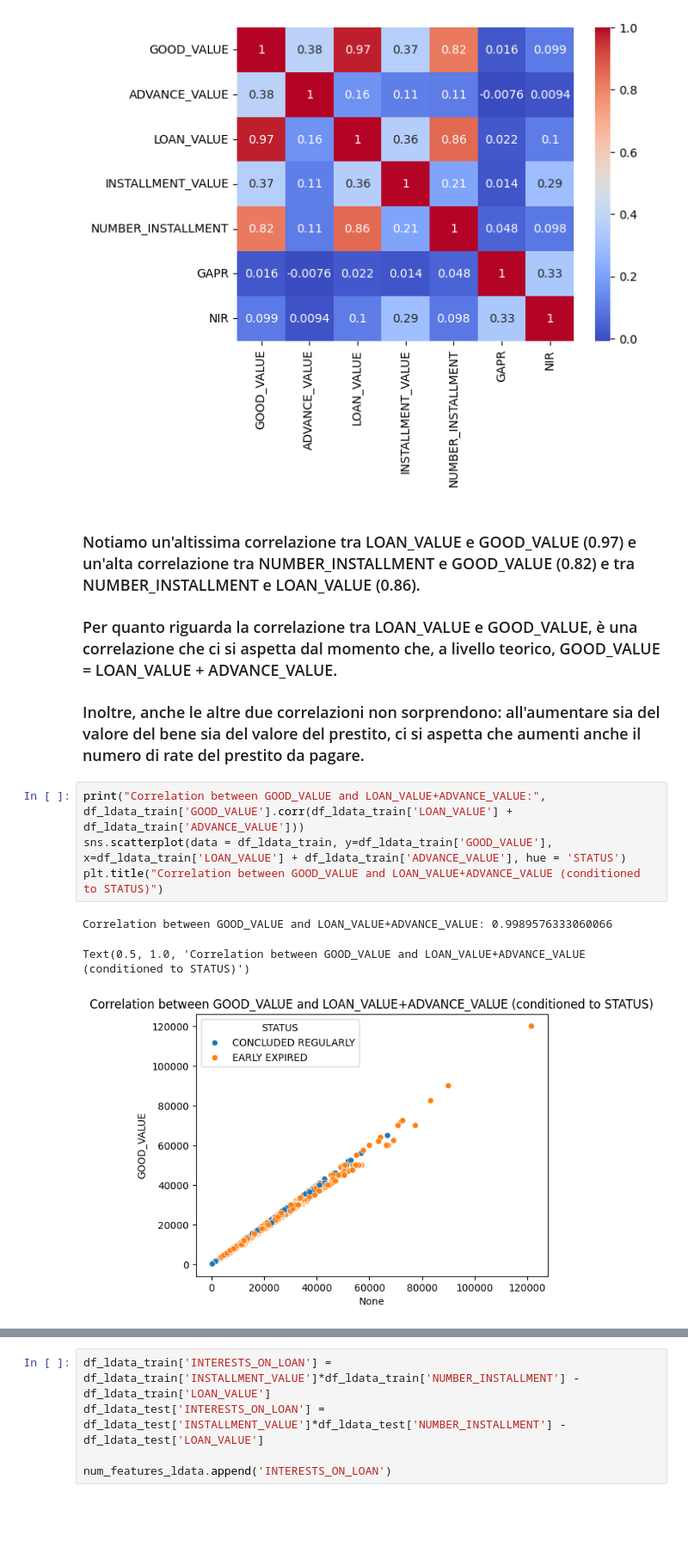
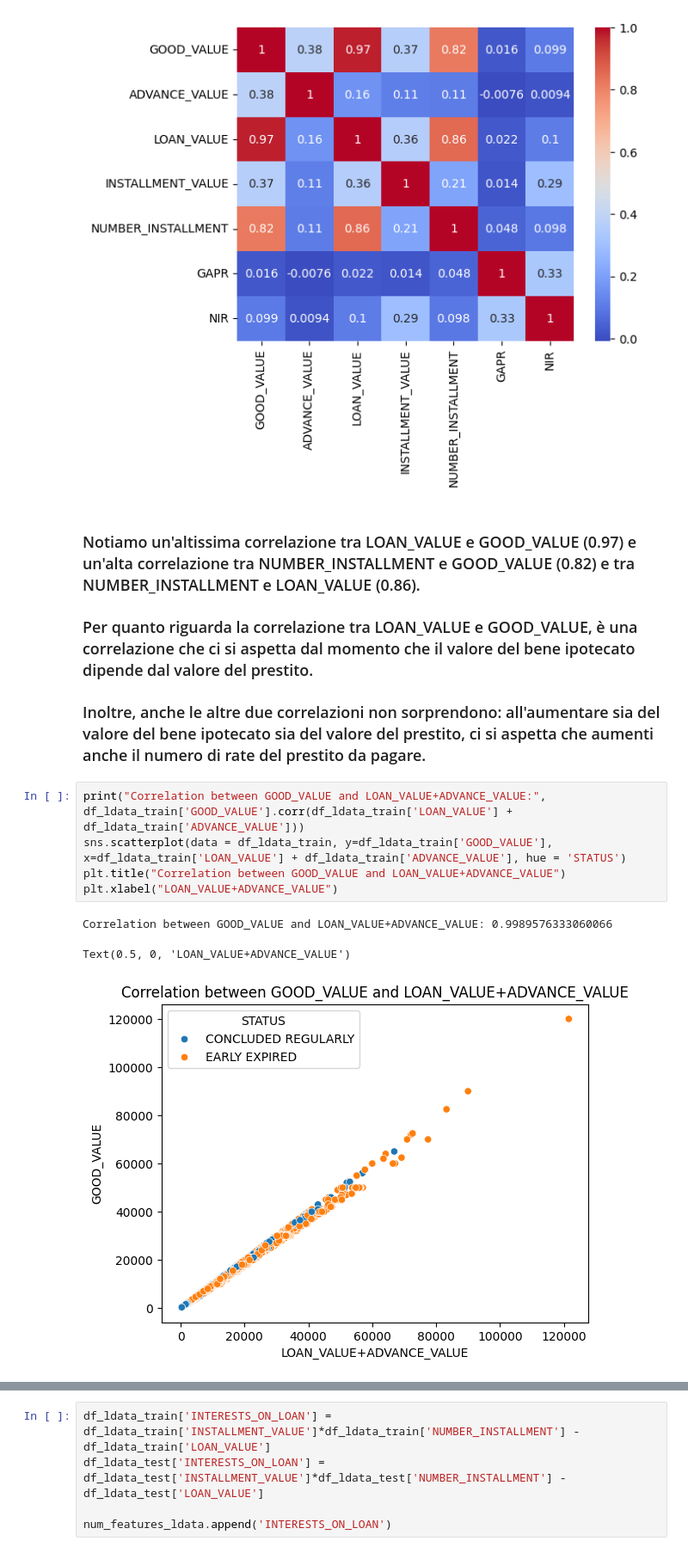
Before and after one commit to danicugni/Data-Science-Assignment---use-case-1, a Jupyter notebook: Data Science Assignment - use case 1.ipynb, the cells around one changed output, grey strips where cells are left out. Shown at 86% size. Cells and saved outputs as stored; diff of their text form; blank space fills up the shorter version.

```diff
--- a/Data Science Assignment - use case 1.ipynb
+++ b/Data Science Assignment - use case 1.ipynb
@@ -587,14 +582,15 @@ sns.heatmap(df_ldata_train[num_features_ldata].corr(),annot=True ,cmap = "coolwa
 [figure]
 # %% [markdown]
 ### Notiamo un'altissima correlazione tra LOAN_VALUE e GOOD_VALUE (0.97) e un'alta correlazione tra NUMBER_INSTALLMENT e GOOD_VALUE (0.82) e tra NUMBER_INSTALLMENT e LOAN_VALUE (0.86).
-### Per quanto riguarda la correlazione tra LOAN_VALUE e GOOD_VALUE, è una correlazione che ci si aspetta dal momento che, a livello teorico, GOOD_VALUE = LOAN_VALUE + ADVANCE_VALUE.
-### Inoltre, anche le altre due correlazioni non sorprendono: all'aumentare sia del valore del bene sia del valore del prestito, ci si aspetta che aumenti anche il numero di rate del prestito da pagare.
+### Per quanto riguarda la correlazione tra LOAN_VALUE e GOOD_VALUE, è una correlazione che ci si aspetta dal momento che il valore del bene ipotecato dipende dal valore del prestito.
+### Inoltre, anche le altre due correlazioni non sorprendono: all'aumentare sia del valore del bene ipotecato sia del valore del prestito, ci si aspetta che aumenti anche il numero di rate del prestito da pagare.
 # %%
 print("Correlation between GOOD_VALUE and LOAN_VALUE+ADVANCE_VALUE:", df_ldata_train['GOOD_VALUE'].corr(df_ldata_train['LOAN_VALUE'] + df_ldata_train['ADVANCE_VALUE']))
 sns.scatterplot(data = df_ldata_train, y=df_ldata_train['GOOD_VALUE'], x=df_ldata_train['LOAN_VALUE'] + df_ldata_train['ADVANCE_VALUE'], hue = 'STATUS')
-plt.title("Correlation between GOOD_VALUE and LOAN_VALUE+ADVANCE_VALUE (conditioned to STATUS)")
+plt.title("Correlation between GOOD_VALUE and LOAN_VALUE+ADVANCE_VALUE")
+plt.xlabel("LOAN_VALUE+ADVANCE_VALUE")
 # %% [output]
 Correlation between GOOD_VALUE and LOAN_VALUE+ADVANCE_VALUE: 0.9989576333060066
-Text(0.5, 1.0, 'Correlation between GOOD_VALUE and LOAN_VALUE+ADVANCE_VALUE (conditioned to STATUS)')
+Text(0.5, 0, 'LOAN_VALUE+ADVANCE_VALUE')
-[figure, old version]
+[figure, new version]
 # %% [markdown]
```
Also changed, not shown: parts of 37 cells of this notebook, 16 other files.
